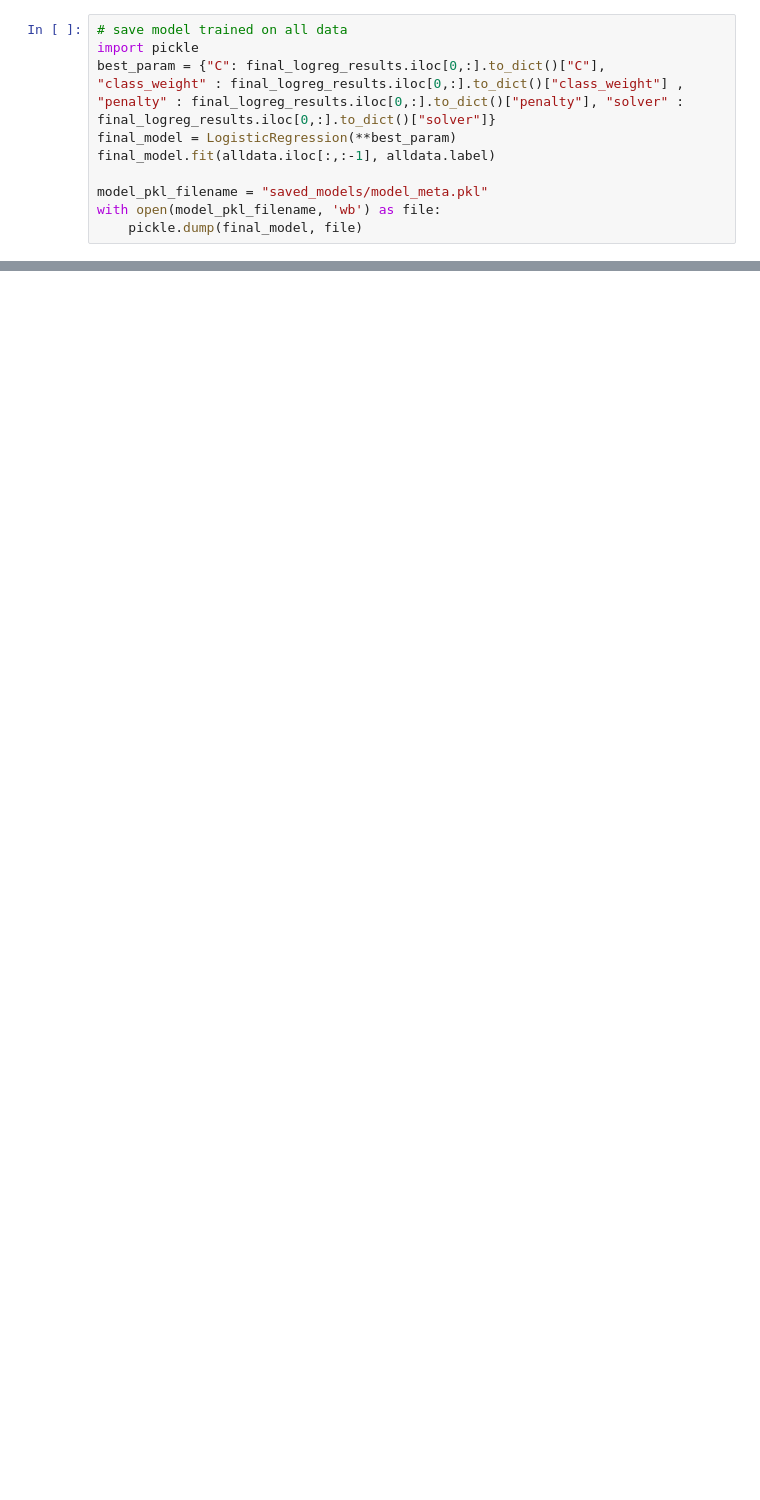
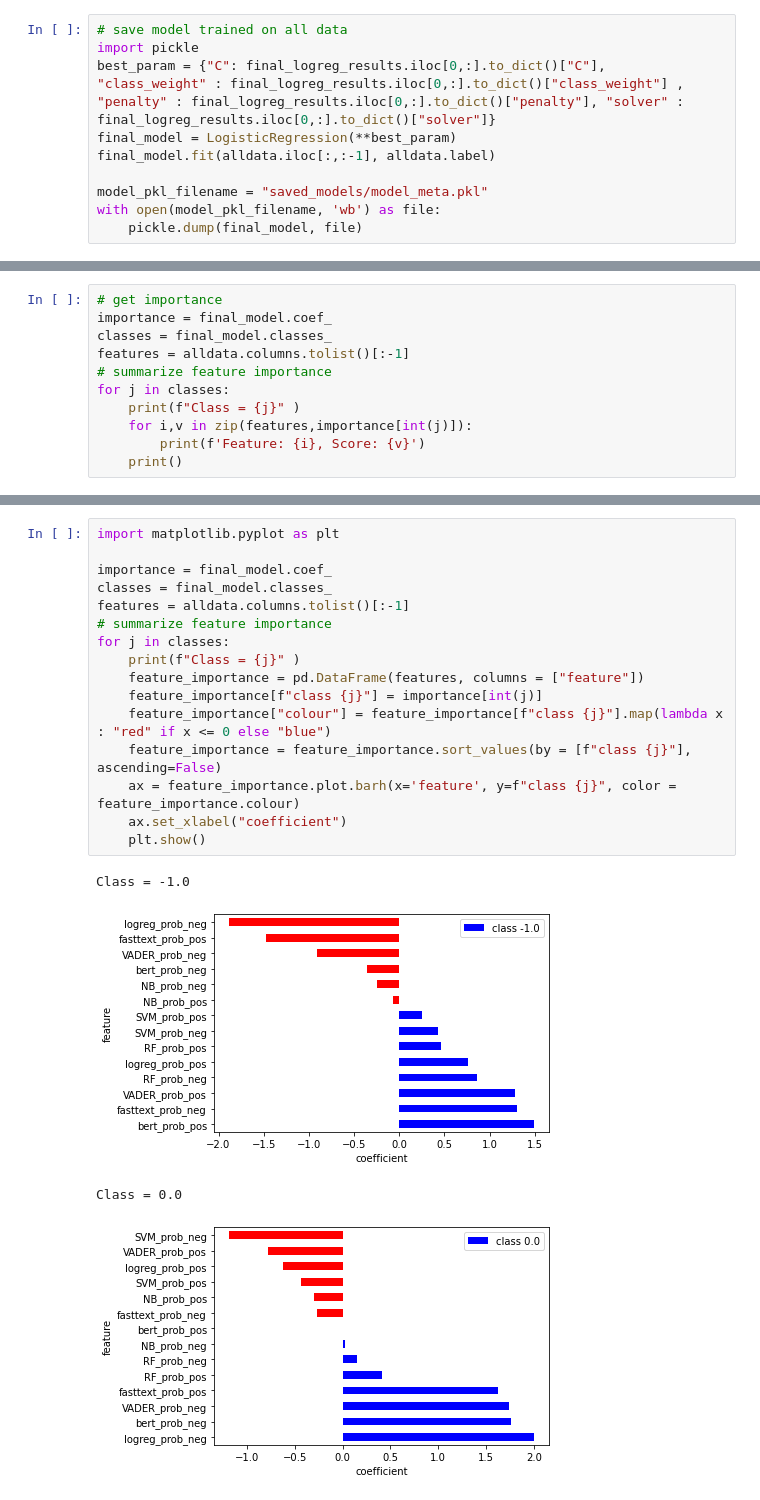
Before and after one commit to ValaryLim/bt4222-burpple-reviews, a Jupyter notebook: modelling/SentimentAnalysis_Stacking.ipynb, the cells around one changed output, grey strips where cells are left out. Saved outputs shown, nothing was run; the diff lists cells and outputs as text; blank space fills up the shorter version.

Commit message:
include feature importance

```diff
--- a/modelling/SentimentAnalysis_Stacking.ipynb
+++ b/modelling/SentimentAnalysis_Stacking.ipynb
@@ -320,0 +328,11 @@ with open(model_pkl_filename, 'wb') as file:
+# %%
+# get importance
+importance = final_model.coef_
+classes = final_model.classes_
+features = alldata.columns.tolist()[:-1]
+# summarize feature importance
+for j in classes:
+    print(f"Class = {j}" )
+    for i,v in zip(features,importance[int(j)]):
+        print(f'Feature: {i}, Score: {v}')
+    print()
@@ -320,0 +357,21 @@ with open(model_pkl_filename, 'wb') as file:
+# %%
+import matplotlib.pyplot as plt
+
+importance = final_model.coef_
+classes = final_model.classes_
+features = alldata.columns.tolist()[:-1]
+# summarize feature importance
+for j in classes:
+    print(f"Class = {j}" )
+    feature_importance = pd.DataFrame(features, columns = ["feature"])
+    feature_importance[f"class {j}"] = importance[int(j)]
+    feature_importance["colour"] = feature_importance[f"class {j}"].map(lambda x : "red" if x <= 0 else "blue")
+    feature_importance = feature_importance.sort_values(by = [f"class {j}"], ascending=False)
+    ax = feature_importance.plot.barh(x='feature', y=f"class {j}", color = feature_importance.colour)
+    ax.set_xlabel("coefficient")
+    plt.show()
+# %% [output]
+Class = -1.0
+[figure, added]
+Class = 0.0
+[figure, added]
```
Also changed, not shown: parts of 8 cells of this notebook.
